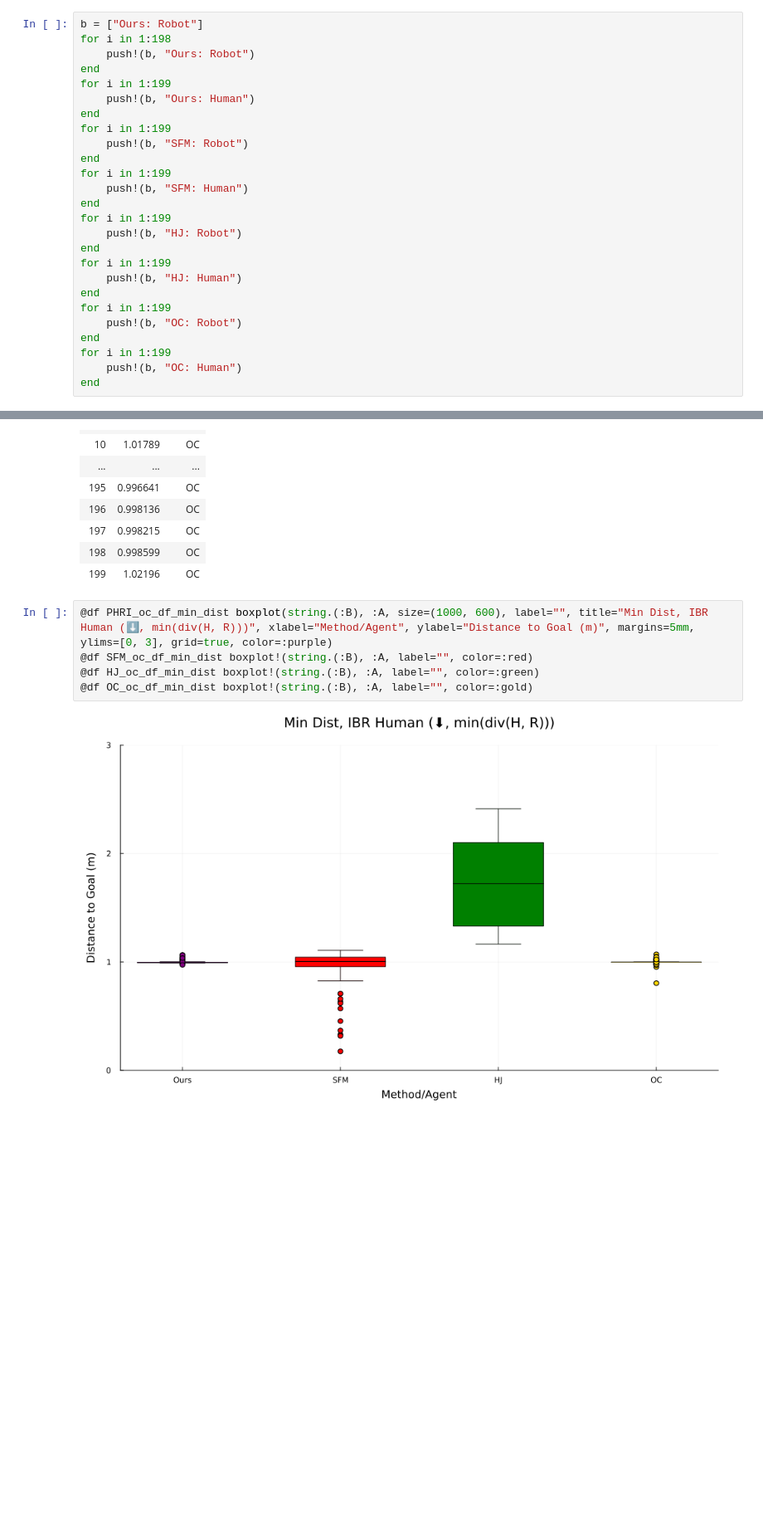
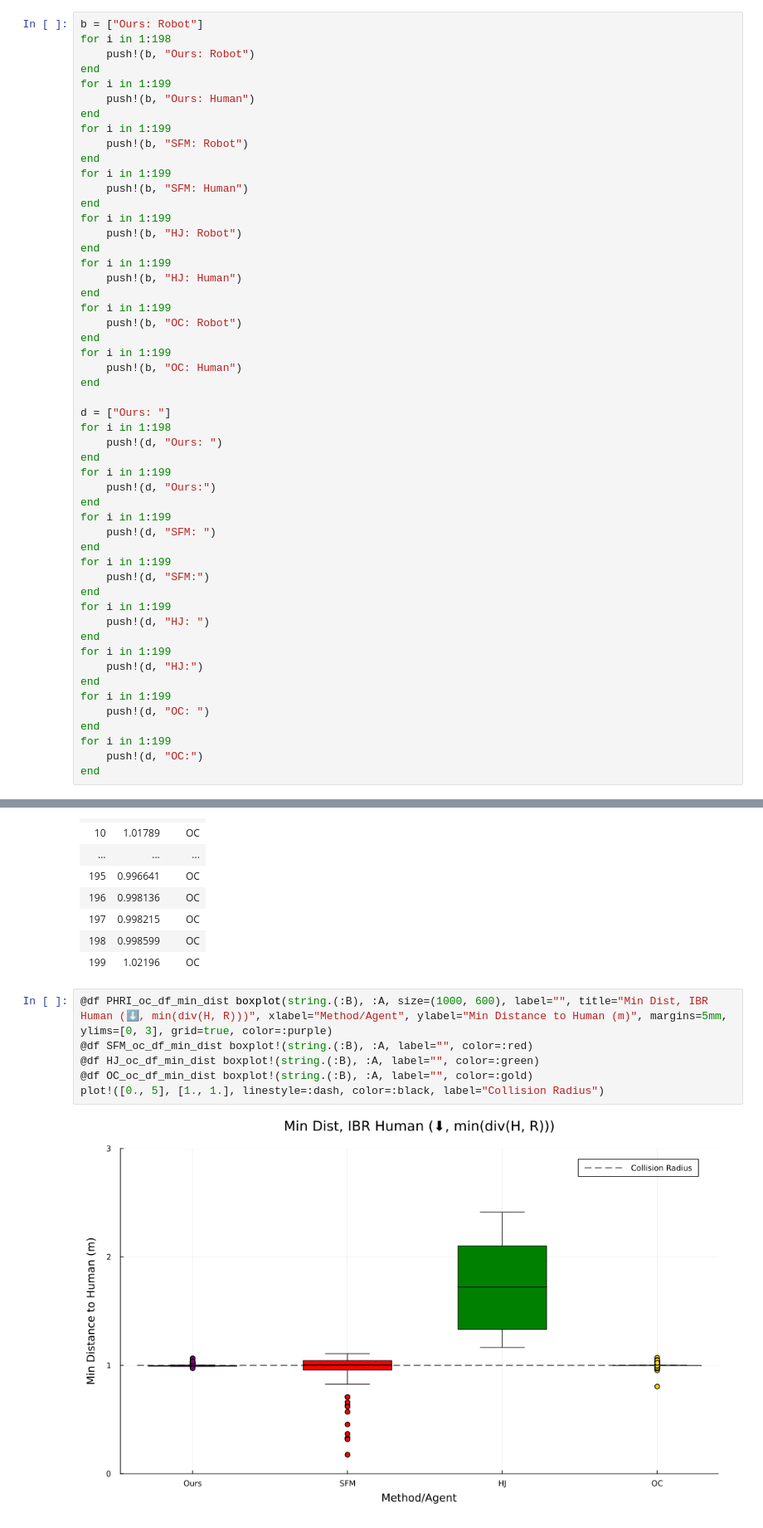
Before and after one commit to UW-CTRL/PHRI.jl, a Jupyter notebook: src/data_analysis.ipynb, the cells around one changed output, grey strips where cells are left out. Shown at 83% size. Cells and saved outputs as stored; diff of their text form; blank space fills up the shorter version.

```diff
--- a/src/data_analysis.ipynb
+++ b/src/data_analysis.ipynb
@@ -74,6 +74,32 @@ end
 for i in 1:199
     push!(b, "OC: Human")
 end
+
+d = ["Ours: "]
+for i in 1:198
+    push!(d, "Ours: ")
+end
+for i in 1:199
+    push!(d, "Ours:")
+end
+for i in 1:199
+    push!(d, "SFM: ")
+end
+for i in 1:199
+    push!(d, "SFM:")
+end
+for i in 1:199
+    push!(d, "HJ: ")
+end
+for i in 1:199
+    push!(d, "HJ:")
+end
+for i in 1:199
+    push!(d, "OC: ")
+end
+for i in 1:199
+    push!(d, "OC:")
+end
 # %%
 PI_ibr_data = [[proactiveHRI_robot_cooperative_human_head_on["Run $(i)"].PI["ego PI"] for i in 1:199];[proactiveHRI_robot_cooperative_human_head_on["Run $(i)"].PI["other PI"] for i in 1:199]; [SFM_robot_cooperative_human_head_on["Run $(i)"].PI["ego PI"] for i in 1:199]; [SFM_robot_cooperative_human_head_on["Run $(i)"].PI["other PI"] for i in 1:199]; [HJ_robot_cooperative_human_head_on["Run $(i)"].PI["ego PI"] for i in 1:199]; [HJ_robot_cooperative_human_head_on["Run $(i)"].PI["other PI"] for i in 1:199]; [OC_robot_cooperative_human_head_on["Run $(i)"].PI["ego PI"] for i in 1:199]; [OC_robot_cooperative_human_head_on["Run $(i)"].PI["other PI"] for i in 1:199]]
 # %% [output]
@@ -432,9 +474,10 @@ OC_oc_df_min_dist= DataFrame(A=min_dist_ibr_data[598:796], B=c[598:796])
 | 198 | 0.998599 | OC |
 | 199 | 1.02196 | OC |
 # %%
-@df PHRI_oc_df_min_dist boxplot(string.(:B), :A, size=(1000, 600), label="", title="Min Dist, IBR Human (⬇, min(div(H, R)))", xlabel="Method/Agent", ylabel="Distance to Goal (m)", margins=5mm, ylims=[0, 3], grid=true, color=:purple)
+@df PHRI_oc_df_min_dist boxplot(string.(:B), :A, size=(1000, 600), label="", title="Min Dist, IBR Human (⬇, min(div(H, R)))", xlabel="Method/Agent", ylabel="Min Distance to Human (m)", margins=5mm, ylims=[0, 3], grid=true, color=:purple)
 @df SFM_oc_df_min_dist boxplot!(string.(:B), :A, label="", color=:red)
 @df HJ_oc_df_min_dist boxplot!(string.(:B), :A, label="", color=:green)
 @df OC_oc_df_min_dist boxplot!(string.(:B), :A, label="", color=:gold)
+plot!([0., 5], [1., 1.], linestyle=:dash, color=:black, label="Collision Radius")
 # %% [output]
-[figure, old version]
+[figure, new version]
```
Also changed, not shown: parts of 10 cells of this notebook, 1 other file.
